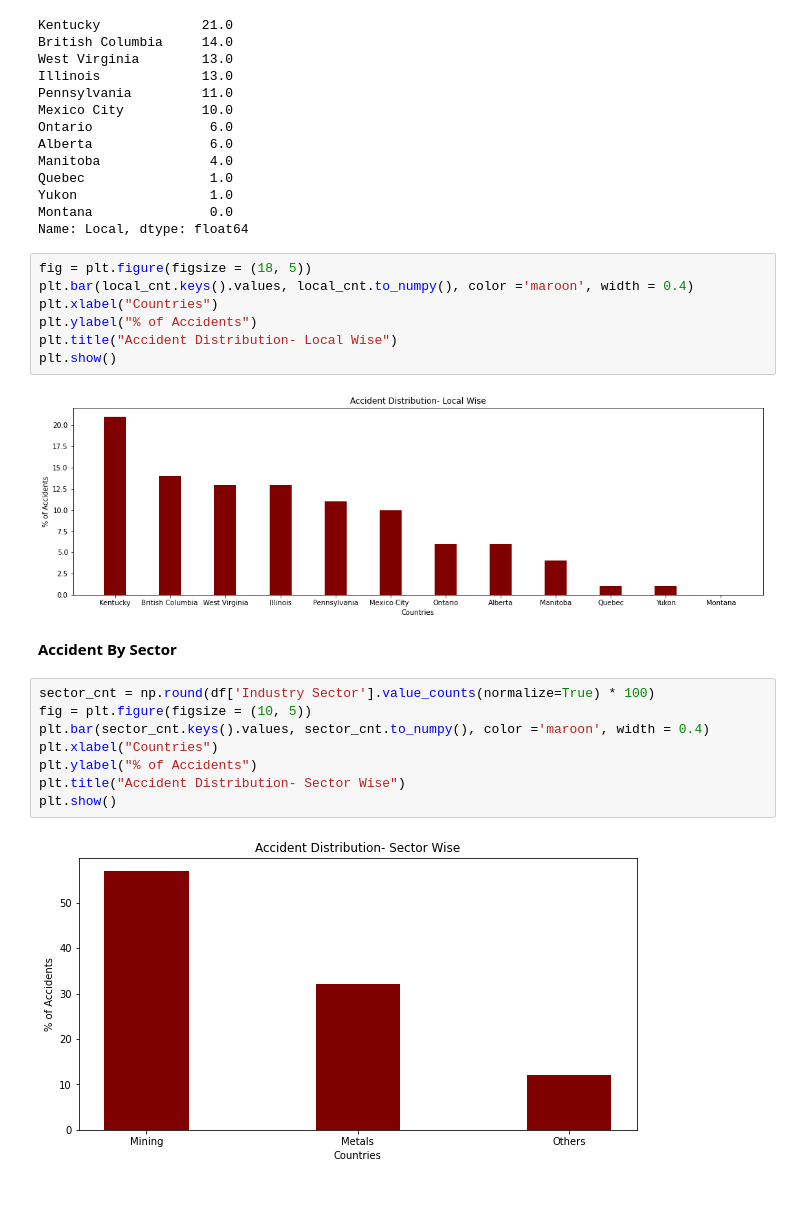
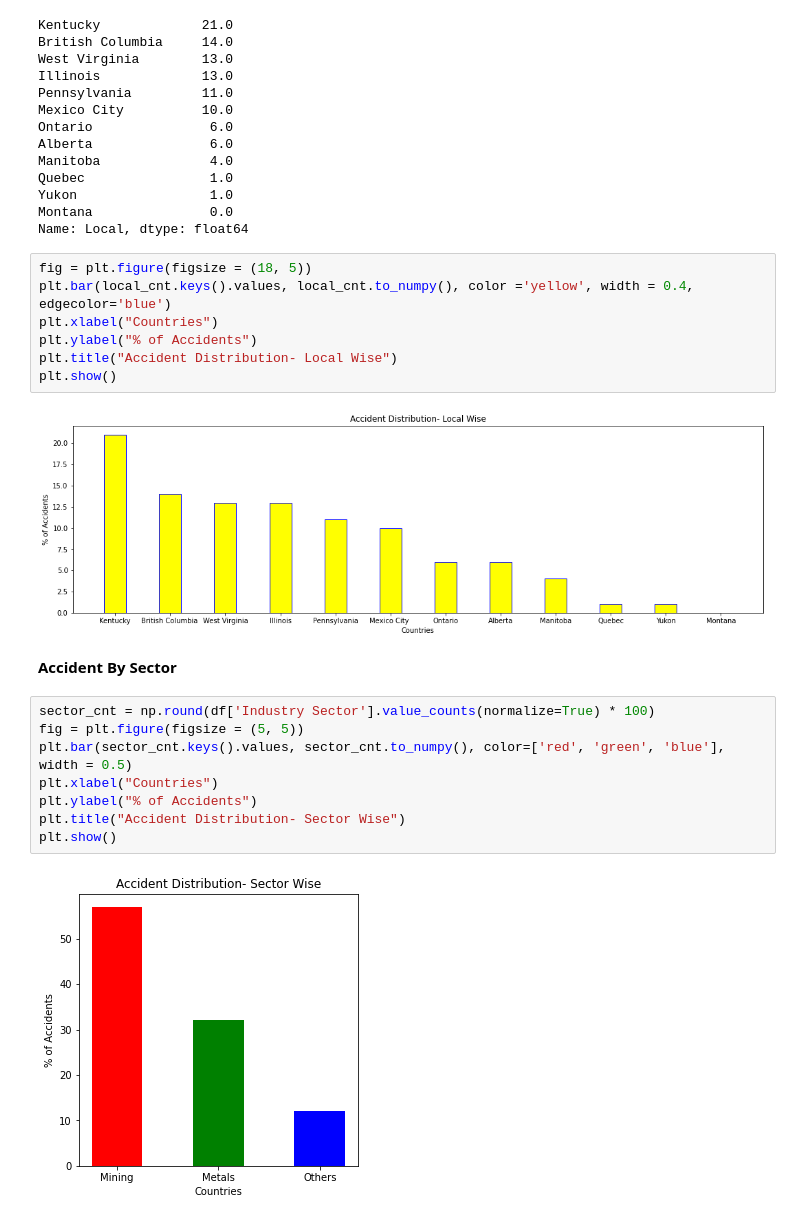
Before and after one commit to gauravpks/ml-repo, a Jupyter notebook: IndustrialSafetyDS/Industrial_Accident_Causal_Analysis.ipynb, the cells around one changed output. Cells and saved outputs as stored; diff of their text form.

```diff
--- a/IndustrialSafetyDS/Industrial_Accident_Causal_Analysis.ipynb
+++ b/IndustrialSafetyDS/Industrial_Accident_Causal_Analysis.ipynb
@@ -188,22 +188,22 @@ Montana               0.0
 Name: Local, dtype: float64
 # %%
 fig = plt.figure(figsize = (18, 5))
-plt.bar(local_cnt.keys().values, local_cnt.to_numpy(), color ='maroon', width = 0.4)
+plt.bar(local_cnt.keys().values, local_cnt.to_numpy(), color ='yellow', width = 0.4, edgecolor='blue')
 plt.xlabel("Countries")
 plt.ylabel("% of Accidents")
 plt.title("Accident Distribution- Local Wise")
 plt.show()
 # %% [output]
-[figure, old version]
+[figure, new version]
 # %% [markdown]
 **Accident By Sector**
 # %%
 sector_cnt = np.round(df['Industry Sector'].value_counts(normalize=True) * 100)
-fig = plt.figure(figsize = (10, 5))
-plt.bar(sector_cnt.keys().values, sector_cnt.to_numpy(), color ='maroon', width = 0.4)
+fig = plt.figure(figsize = (5, 5))
+plt.bar(sector_cnt.keys().values, sector_cnt.to_numpy(), color=['red', 'green', 'blue'], width = 0.5)
 plt.xlabel("Countries")
 plt.ylabel("% of Accidents")
 plt.title("Accident Distribution- Sector Wise")
 plt.show()
 # %% [output]
-[figure, old version]
+[figure, new version]
```
Also changed, not shown: parts of 10 cells of this notebook.
